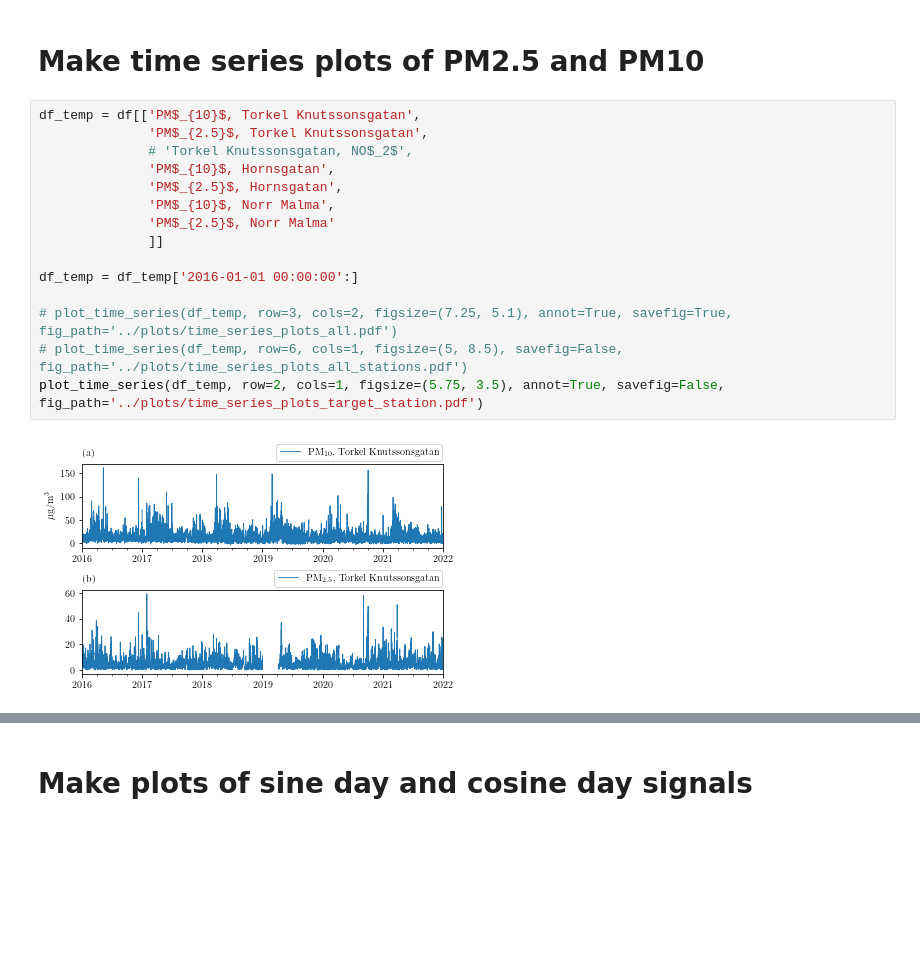
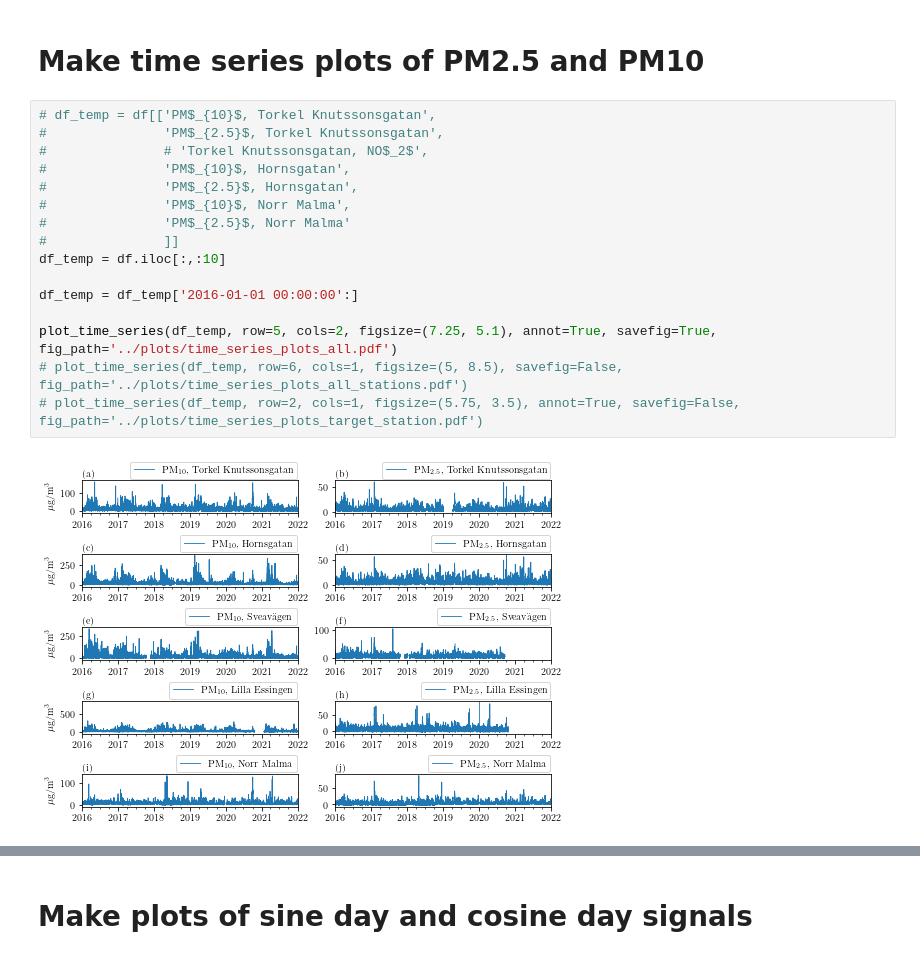
Before and after one commit to simoncarlen/forecasting_project, a Jupyter notebook: jupyter_notebooks/data_exploration.ipynb, the cells around one changed output, grey strips where cells are left out. Saved outputs shown, nothing was run; the diff lists cells and outputs as text; blank space fills up the shorter version.

```diff
--- a/jupyter_notebooks/data_exploration.ipynb
+++ b/jupyter_notebooks/data_exploration.ipynb
@@ -49,19 +49,20 @@ def plot_time_series(df, row, cols, figsize, annot=False, savefig=False, fig_pat
 # %% [markdown]
 # Make time series plots of PM2.5 and PM10
 # %%
-df_temp = df[['PM$_{10}$, Torkel Knutssonsgatan',
-              'PM$_{2.5}$, Torkel Knutssonsgatan',
-              # 'Torkel Knutssonsgatan, NO$_2$',
-              'PM$_{10}$, Hornsgatan',
-              'PM$_{2.5}$, Hornsgatan',
-              'PM$_{10}$, Norr Malma',
-              'PM$_{2.5}$, Norr Malma'
-              ]]
+# df_temp = df[['PM$_{10}$, Torkel Knutssonsgatan',
+#               'PM$_{2.5}$, Torkel Knutssonsgatan',
+#               # 'Torkel Knutssonsgatan, NO$_2$',
+#               'PM$_{10}$, Hornsgatan',
+#               'PM$_{2.5}$, Hornsgatan',
+#               'PM$_{10}$, Norr Malma',
+#               'PM$_{2.5}$, Norr Malma'
+#               ]]
+df_temp = df.iloc[:,:10]
 
 df_temp = df_temp['2016-01-01 00:00:00':]
 
-# plot_time_series(df_temp, row=3, cols=2, figsize=(7.25, 5.1), annot=True, savefig=True, fig_path='../plots/time_series_plots_all.pdf')
+plot_time_series(df_temp, row=5, cols=2, figsize=(7.25, 5.1), annot=True, savefig=True, fig_path='../plots/time_series_plots_all.pdf')
 # plot_time_series(df_temp, row=6, cols=1, figsize=(5, 8.5), savefig=False, fig_path='../plots/time_series_plots_all_stations.pdf')
-plot_time_series(df_temp, row=2, cols=1, figsize=(5.75, 3.5), annot=True, savefig=False, fig_path='../plots/time_series_plots_target_station.pdf')
+# plot_time_series(df_temp, row=2, cols=1, figsize=(5.75, 3.5), annot=True, savefig=False, fig_path='../plots/time_series_plots_target_station.pdf')
 # %% [output]
-[figure, old version]
+[figure, new version]
```
Also changed, not shown: parts of 1 cell of this notebook, 12 other files.
